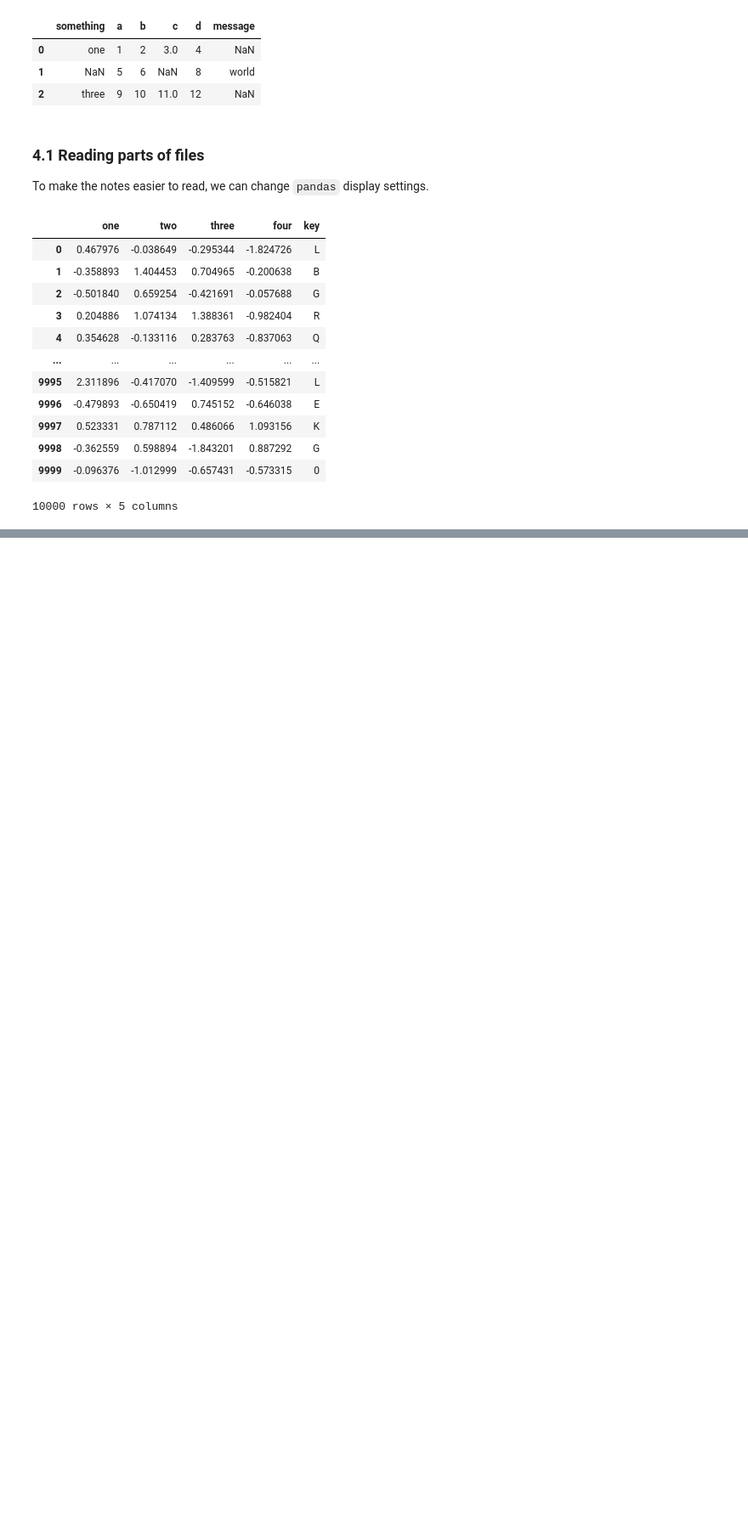
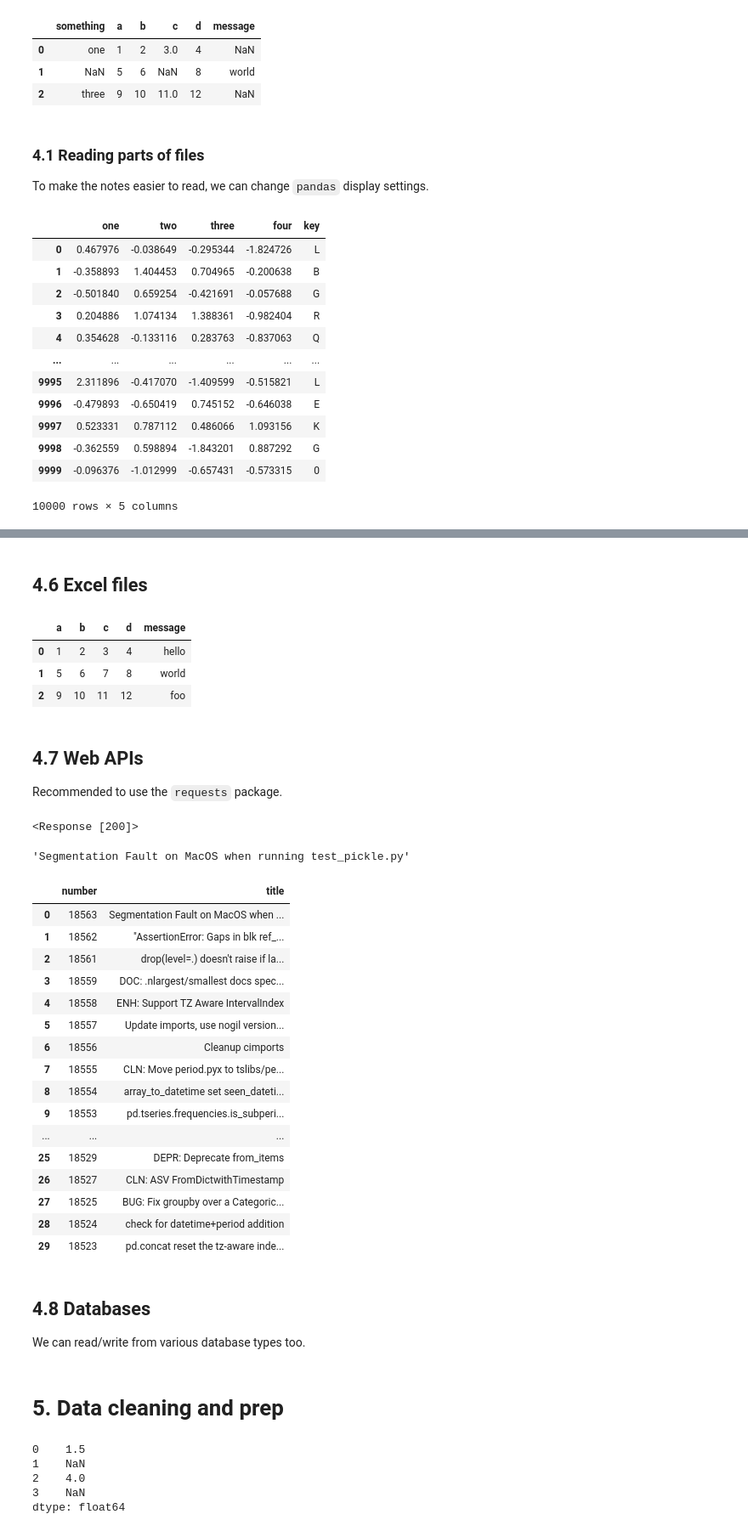
Before and after one commit to pekoto-zz/MyJupyterNotes, a Jupyter notebook: Python for Data Analysis.ipynb, the cells around one changed output, grey strips where cells are left out. Shown at 85% size. Drawn from its saved outputs; the diff is of its cells as text; code cells hidden in the pictures; blank space fills up the shorter version.

Commit message:
Reading data, cleaning

```diff
--- a/Python for Data Analysis.ipynb
+++ b/Python for Data Analysis.ipynb
@@ -2633,0 +2857,69 @@ result
+# %% [markdown]
+## 4.6 Excel files
+# %%
+xlsx_file = pd.ExcelFile("examples\ex1.xlsx")
+
+pd.read_excel(xlsx_file, 'Sheet1')
+
+# Likewise we can write back to Excel using pd.ExcelWriter(...)
+# %% [output]
+|  | a | b | c | d | message |
+| 0 | 1 | 2 | 3 | 4 | hello |
+| 1 | 5 | 6 | 7 | 8 | world |
+| 2 | 9 | 10 | 11 | 12 | foo |
+# %% [markdown]
+## 4.7 Web APIs
+Recommended to use the `requests` package.
+# %%
+import requests
+
+url = 'https://api.github.com/repos/pandas-dev/pandas/issues'
+
+resp = requests.get(url)
+resp
+# %% [output]
+<Response [200]>
+# %%
+data = resp.json()
+data[0]['title']
+# %% [output]
+'Segmentation Fault on MacOS when running test_pickle.py'
+# %%
+# We can pass the data JSON into a DataFrame and look the fields we want as columns
+issues = pd.DataFrame(data, columns=['number', 'title'])
+issues
+# %% [output]
+|  | number | title |
+| 0 | 18563 | Segmentation Fault on MacOS when ... |
+| 1 | 18562 | "AssertionError: Gaps in blk ref_... |
+| 2 | 18561 | drop(level=.) doesn't raise if la... |
+| 3 | 18559 | DOC: .nlargest/smallest docs spec... |
+| 4 | 18558 | ENH: Support TZ Aware IntervalIndex |
+| 5 | 18557 | Update imports, use nogil version... |
+| 6 | 18556 | Cleanup cimports |
+| 7 | 18555 | CLN: Move period.pyx to tslibs/pe... |
+| 8 | 18554 | array_to_datetime set seen_dateti... |
+| 9 | 18553 | pd.tseries.frequencies.is_subperi... |
+| ... | ... | ... |
+| 25 | 18529 | DEPR: Deprecate from_items |
+| 26 | 18527 | CLN: ASV FromDictwithTimestamp |
+| 27 | 18525 | BUG: Fix groupby over a Categoric... |
+| 28 | 18524 | check for datetime+period addition |
+| 29 | 18523 | pd.concat reset the tz-aware inde... |
+# %% [markdown]
+## 4.8 Databases
+We can read/write from various database types too.
+# %% [markdown]
+# 5. Data cleaning and prep
+# %%
+# Use dropna to get rid of missing data
+from numpy import nan as NA
+
+data = pd.Series([1.5, NA, 4, NA])
+data
+# %% [output]
+0    1.5
+1    NaN
+2    4.0
+3    NaN
+dtype: float64
```
Also changed, not shown: parts of 32 cells of this notebook.
